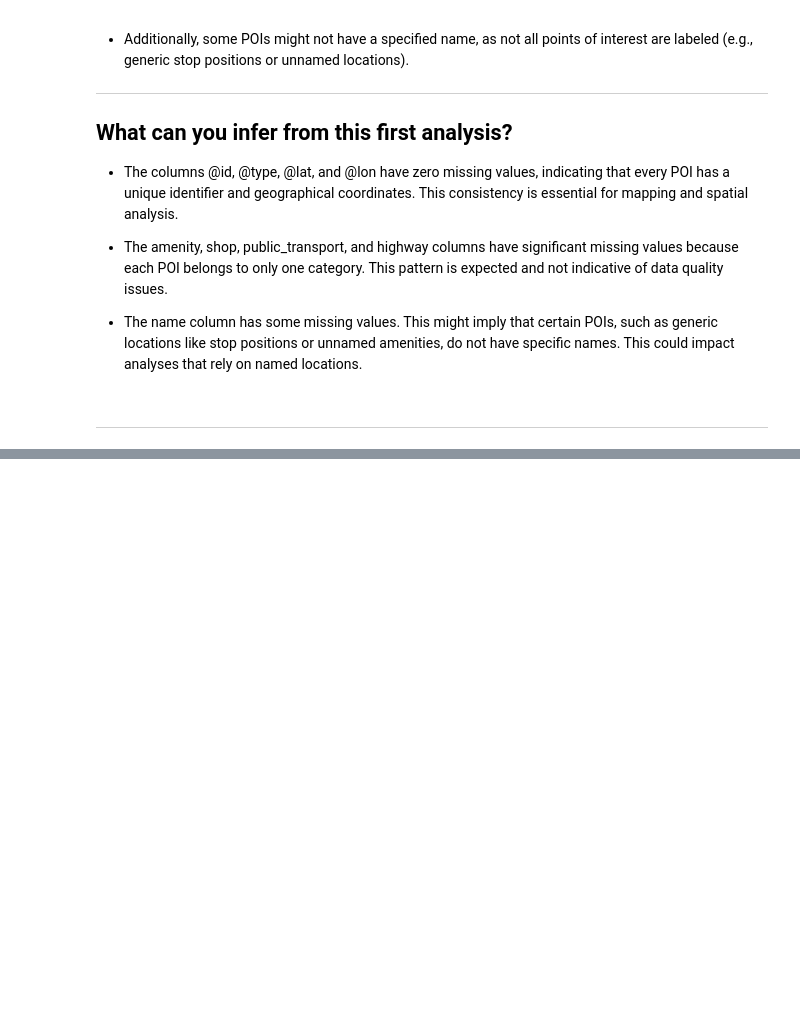
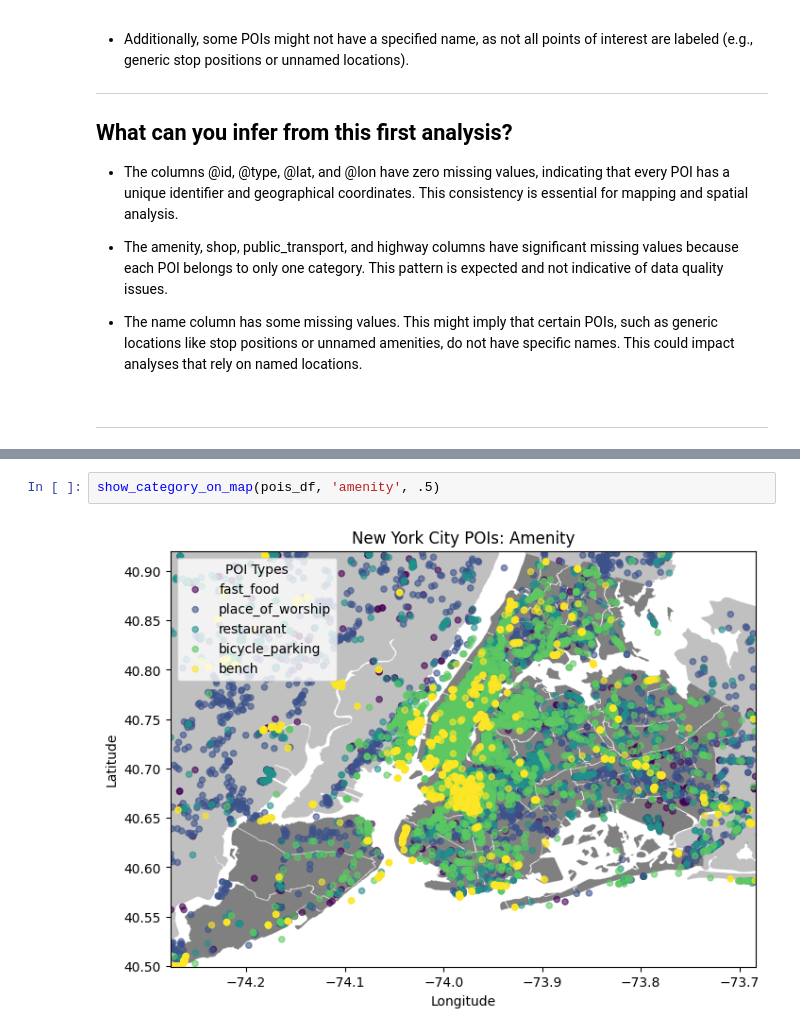
Before and after one commit to taha-kms/DSE_POLITO, a Jupyter notebook: DSL_LAB_5/dsl-lab-5.ipynb, the cells around one changed output, grey strips where cells are left out. Drawn from its saved outputs; the diff is of its cells as text; blank space fills up the shorter version.

```diff
--- a/DSL_LAB_5/dsl-lab-5.ipynb
+++ b/DSL_LAB_5/dsl-lab-5.ipynb
@@ -178,0 +247,4 @@ for category in categories:
+# %%
+show_category_on_map(pois_df, 'amenity', .5)
+# %% [output]
+[figure, added]
```
Also changed, not shown: parts of 10 cells of this notebook.
